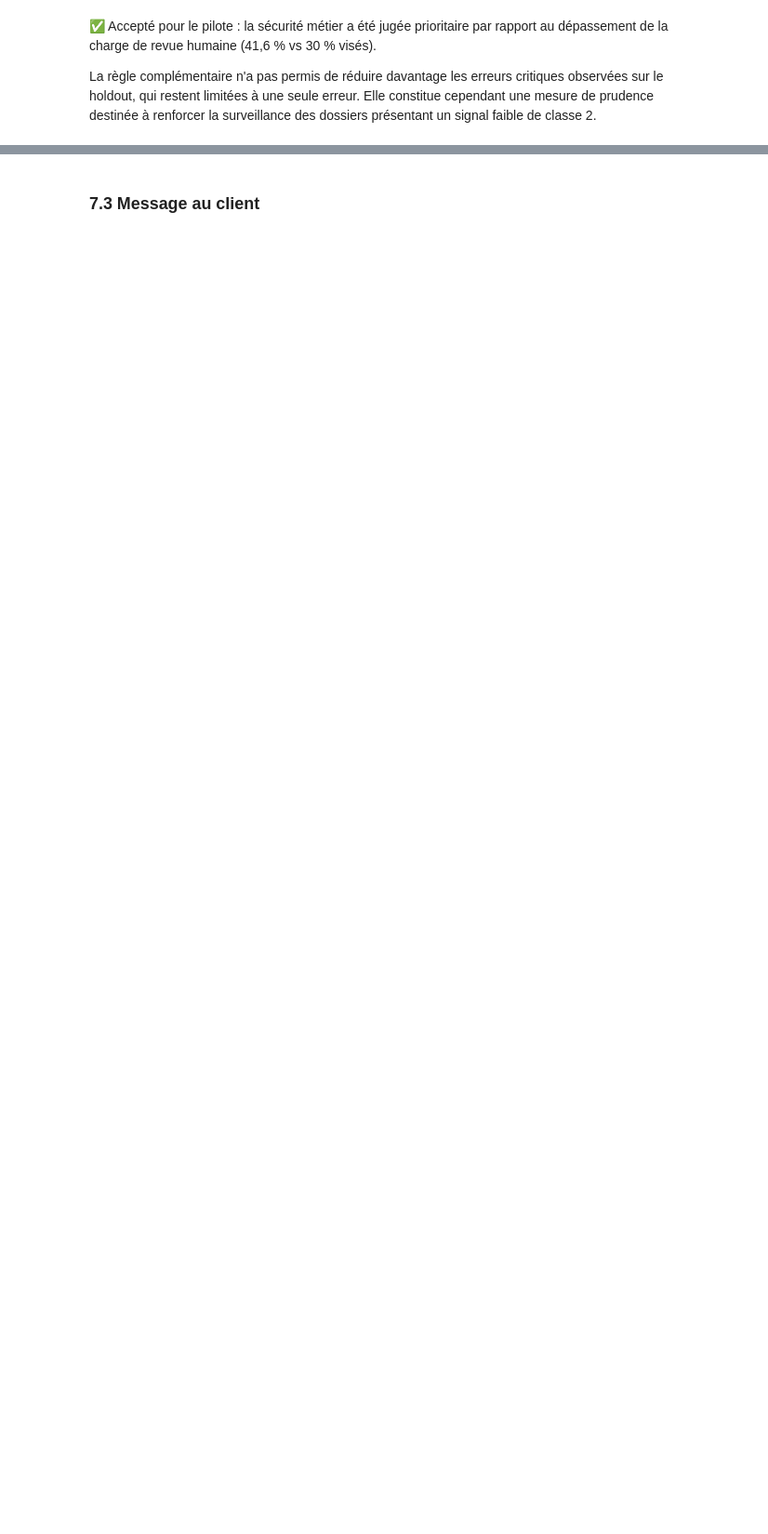
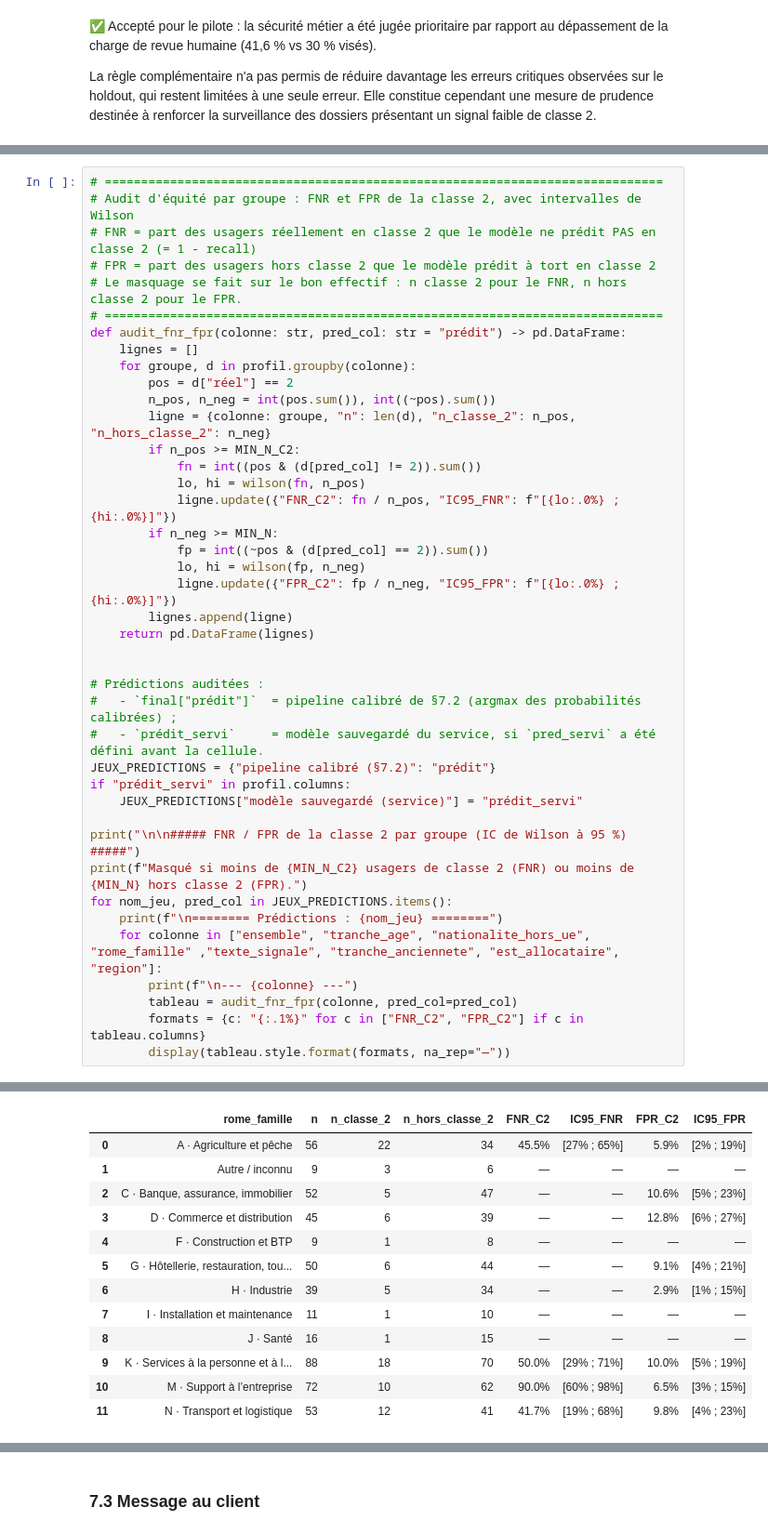
Before and after one commit to joellegermanos-prog/ia-atos-simplon-certification-joellegermanos, a Jupyter notebook: notebooks/cas-usage-rendu.ipynb, the cells around one changed output, grey strips where cells are left out. Shown at 93% size. Saved outputs shown, nothing was run; the diff lists cells and outputs as text; blank space fills up the shorter version.

```diff
--- a/notebooks/cas-usage-rendu.ipynb
+++ b/notebooks/cas-usage-rendu.ipynb
@@ -2883,0 +3662,42 @@ La règle complémentaire n'a pas permis de réduire davantage les erreurs criti
+# %%
+# =============================================================================
+# Audit d'équité par groupe : FNR et FPR de la classe 2, avec intervalles de Wilson
+# FNR = part des usagers réellement en classe 2 que le modèle ne prédit PAS en classe 2 (= 1 - recall)
+# FPR = part des usagers hors classe 2 que le modèle prédit à tort en classe 2
+# Le masquage se fait sur le bon effectif : n classe 2 pour le FNR, n hors classe 2 pour le FPR.
+# =============================================================================
+def audit_fnr_fpr(colonne: str, pred_col: str = "prédit") -> pd.DataFrame:
+    lignes = []
+    for groupe, d in profil.groupby(colonne):
+        pos = d["réel"] == 2
+        n_pos, n_neg = int(pos.sum()), int((~pos).sum())
+        ligne = {colonne: groupe, "n": len(d), "n_classe_2": n_pos, "n_hors_classe_2": n_neg}
+        if n_pos >= MIN_N_C2:
+            fn = int((pos & (d[pred_col] != 2)).sum())
+            lo, hi = wilson(fn, n_pos)
+            ligne.update({"FNR_C2": fn / n_pos, "IC95_FNR": f"[{lo:.0%} ; {hi:.0%}]"})
+        if n_neg >= MIN_N:
+            fp = int((~pos & (d[pred_col] == 2)).sum())
+            lo, hi = wilson(fp, n_neg)
+            ligne.update({"FPR_C2": fp / n_neg, "IC95_FPR": f"[{lo:.0%} ; {hi:.0%}]"})
+        lignes.append(ligne)
+    return pd.DataFrame(lignes)
+
+
+# Prédictions auditées :
+#   - `final["prédit"]`  = pipeline calibré de §7.2 (argmax des probabilités calibrées) ;
+#   - `prédit_servi`     = modèle sauvegardé du service, si `pred_servi` a été défini avant la cellule.
+JEUX_PREDICTIONS = {"pipeline calibré (§7.2)": "prédit"}
+if "prédit_servi" in profil.columns:
+    JEUX_PREDICTIONS["modèle sauvegardé (service)"] = "prédit_servi"
+
+print("\n\n##### FNR / FPR de la classe 2 par groupe (IC de Wilson à 95 %) #####")
+print(f"Masqué si moins de {MIN_N_C2} usagers de classe 2 (FNR) ou moins de {MIN_N} hors classe 2 (FPR).")
+for nom_jeu, pred_col in JEUX_PREDICTIONS.items():
+    print(f"\n======== Prédictions : {nom_jeu} ========")
+    for colonne in ["ensemble", "tranche_age", "nationalite_hors_ue", "rome_famille" ,"texte_signale", "tranche_anciennete", "est_allocataire", "region"]:
+        print(f"\n--- {colonne} ---")
+        tableau = audit_fnr_fpr(colonne, pred_col=pred_col)
+        formats = {c: "{:.1%}" for c in ["FNR_C2", "FPR_C2"] if c in tableau.columns}
+        display(tableau.style.format(formats, na_rep="—"))
+# %% [output]
@@ -2883,0 +3723,13 @@ La règle complémentaire n'a pas permis de réduire davantage les erreurs criti
+|  | rome_famille | n | n_classe_2 | n_hors_classe_2 | FNR_C2 | IC95_FNR | FPR_C2 | IC95_FPR |
+| 0 | A · Agriculture et pêche | 56 | 22 | 34 | 45.5% | [27% ; 65%] | 5.9% | [2% ; 19%] |
+| 1 | Autre / inconnu | 9 | 3 | 6 | — | — | — | — |
+| 2 | C · Banque, assurance, immobilier | 52 | 5 | 47 | — | — | 10.6% | [5% ; 23%] |
+| 3 | D · Commerce et distribution | 45 | 6 | 39 | — | — | 12.8% | [6% ; 27%] |
+| 4 | F · Construction et BTP | 9 | 1 | 8 | — | — | — | — |
+| 5 | G · Hôtellerie, restauration, tou... | 50 | 6 | 44 | — | — | 9.1% | [4% ; 21%] |
+| 6 | H · Industrie | 39 | 5 | 34 | — | — | 2.9% | [1% ; 15%] |
+| 7 | I · Installation et maintenance | 11 | 1 | 10 | — | — | — | — |
+| 8 | J · Santé | 16 | 1 | 15 | — | — | — | — |
+| 9 | K · Services à la personne et à l... | 88 | 18 | 70 | 50.0% | [29% ; 71%] | 10.0% | [5% ; 19%] |
+| 10 | M · Support à l’entreprise | 72 | 10 | 62 | 90.0% | [60% ; 98%] | 6.5% | [3% ; 15%] |
+| 11 | N · Transport et logistique | 53 | 12 | 41 | 41.7% | [19% ; 68%] | 9.8% | [4% ; 23%] |
```
Also changed, not shown: parts of 66 cells of this notebook, 53 other files.
